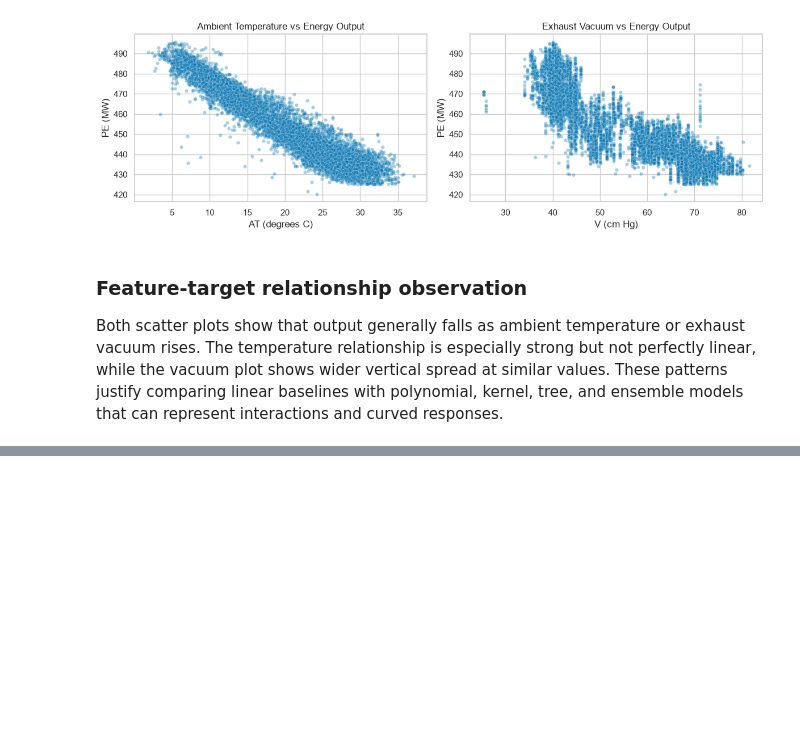
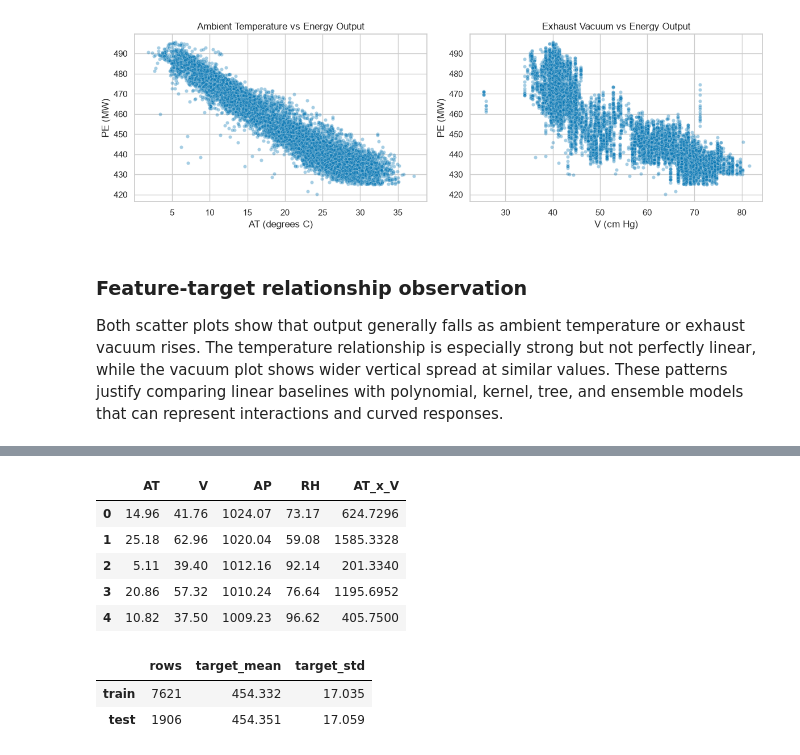
Before and after one commit to arhamgarg/ml-capstone, a Jupyter notebook: notebooks/regression.ipynb, the cells around one changed output, grey strips where cells are left out. Drawn from its saved outputs; the diff is of its cells as text; code cells hidden in the pictures; blank space fills up the shorter version.

Commit message:
feat(regression): add cleaning and leakage-safe split

```diff
--- a/notebooks/regression.ipynb
+++ b/notebooks/regression.ipynb
@@ -133,0 +165,5 @@ Both scatter plots show that output generally falls as ambient temperature or ex
+# %%
+clean_df = df.drop_duplicates().reset_index(drop=True)
+assert clean_df.isna().sum().sum() == 0
+print(f"Rows before cleaning: {len(df):,}")
+print(f"Rows after duplicate removal: {len(clean_df):,}")
@@ -133,0 +177,36 @@ Both scatter plots show that output generally falls as ambient temperature or ex
+# %%
+clean_df["AT_x_V"] = clean_df["AT"] * clean_df["V"]
+MODEL_FEATURES = FEATURES + ["AT_x_V"]
+
+X = clean_df[MODEL_FEATURES]
+y = clean_df[TARGET]
+display(X.head())
+# %% [output]
+|  | AT | V | AP | RH | AT_x_V |
+| 0 | 14.96 | 41.76 | 1024.07 | 73.17 | 624.7296 |
+| 1 | 25.18 | 62.96 | 1020.04 | 59.08 | 1585.3328 |
+| 2 | 5.11 | 39.40 | 1012.16 | 92.14 | 201.3340 |
+| 3 | 20.86 | 57.32 | 1010.24 | 76.64 | 1195.6952 |
+| 4 | 10.82 | 37.50 | 1009.23 | 96.62 | 405.7500 |
+# %%
+from sklearn.model_selection import train_test_split
+
+target_bins = pd.qcut(y, q=10, duplicates="drop")
+X_train, X_test, y_train, y_test = train_test_split(
+    X,
+    y,
+    test_size=0.20,
+    random_state=RANDOM_STATE,
+    stratify=target_bins,
+)
+
+split_summary = pd.DataFrame({
+    "rows": [len(X_train), len(X_test)],
+    "target_mean": [y_train.mean(), y_test.mean()],
+    "target_std": [y_train.std(), y_test.std()],
+}, index=["train", "test"])
+display(split_summary.round(3))
+# %% [output]
+|  | rows | target_mean | target_std |
+| train | 7621 | 454.332 | 17.035 |
+| test | 1906 | 454.351 | 17.059 |
```
Also changed, not shown: parts of 7 cells of this notebook.
